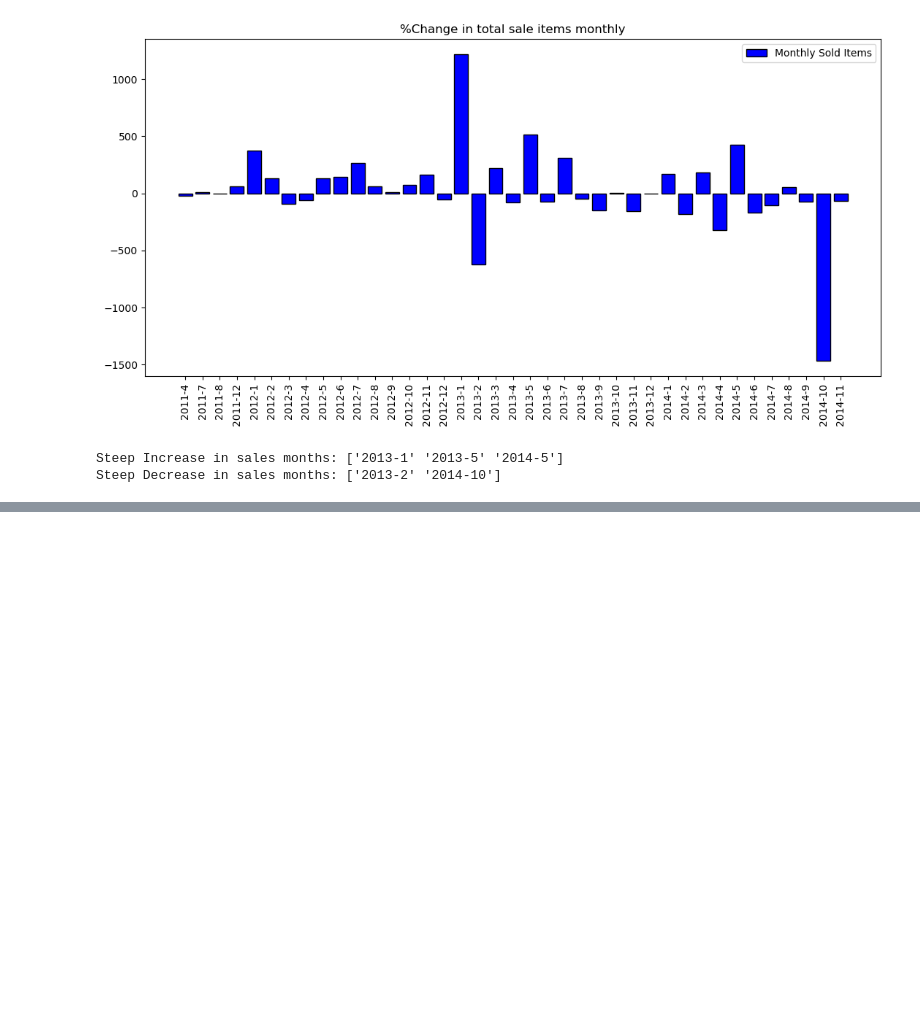
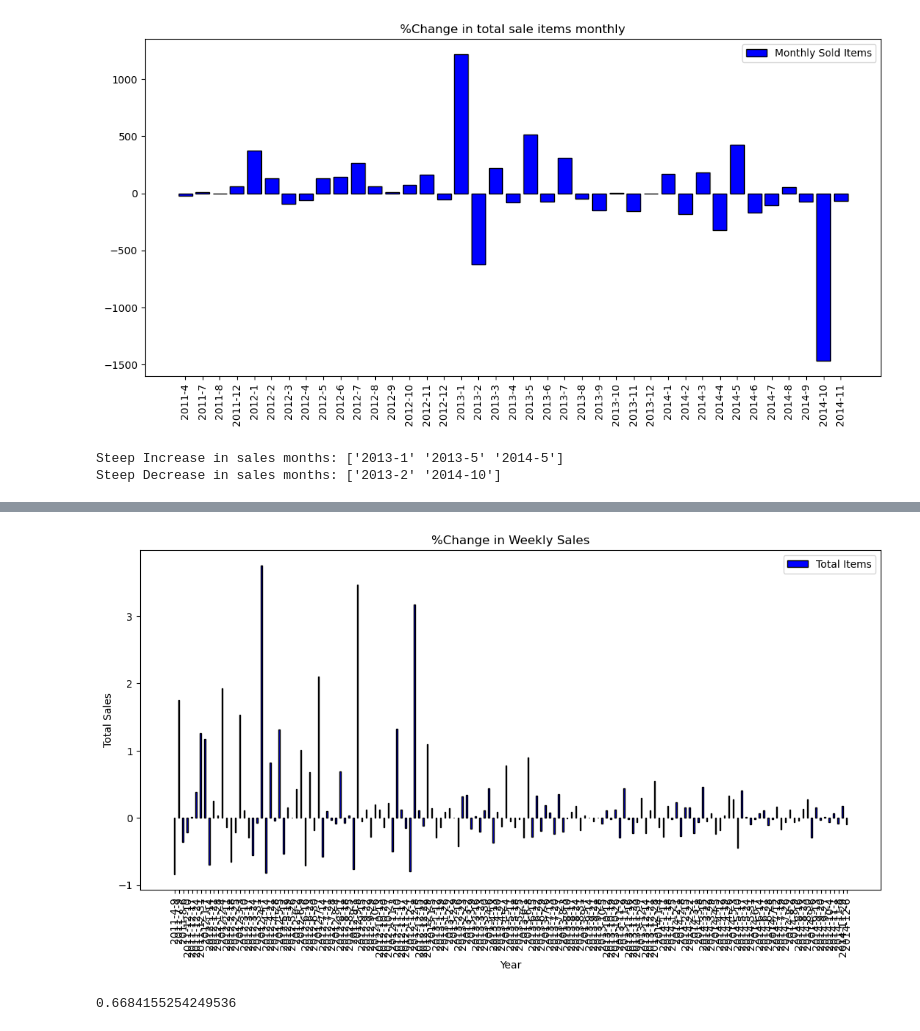
Before and after one commit to muthuganeshece/pyNotebooks, a Jupyter notebook: DataAnalysis/Business/BigBasketEDA.ipynb, the cells around one changed output, grey strips where cells are left out. Saved outputs shown, nothing was run; the diff lists cells and outputs as text; code cells hidden in the pictures; blank space fills up the shorter version.

Commit message:
WeeklySale Update

```diff
--- a/DataAnalysis/Business/BigBasketEDA.ipynb
+++ b/DataAnalysis/Business/BigBasketEDA.ipynb
@@ -411,0 +392,26 @@ MeanSale
+# %%
+#Calculate Total Weekly Sales and Average Sale per day
+f = np.array(FastMoveItems['Items'])
+m = np.array(MedMoveItems['Items'])
+s = np.array(SlowMoveItems['Items'])
+WeeklySale = pd.DataFrame(columns = ['TotalSaleFMI', 'TotalSaleMMI', 'TotalSaleSMI', 'AvgSaleFMI', 'AvgSaleMMI',
+                                     'AvgSaleSMI', 'StartDate', 'Days'], index = np.arange(1,TotWeeks+1))
+TotWeeks = np.ceil((EndDate - StartDate)/np.timedelta64(1, 'W')).astype(int)
+for i in range(TotWeeks):
+    CurrWeek = StartDate + pd.DateOffset(weeks=i)
+    CurrWeek = str(CurrWeek.year) + '-' + str(CurrWeek.month) + '-' + str(CurrWeek.day)
+    NextWeek = StartDate + pd.DateOffset(weeks=i+1)
+    NextWeek = str(NextWeek.year) + '-' + str(NextWeek.month) + '-' + str(NextWeek.day)
+    df_week = raw_process[((raw_process['Created On'] >= CurrWeek) & (raw_process['Created On'] < NextWeek))]
+    Days = df_week['Day'].unique()
+    if len(Days) != 0:
+        TempF = df_week.Description.isin(f).sum()
+        TempM = df_week.Description.isin(m).sum()
+        TempS = df_week.Description.isin(s).sum()
+        WeeklySale.iloc[i] = [TempF, TempM, TempS, TempF/len(Days), TempM/len(Days), TempS/len(Days), CurrWeek, len(Days)]
+    #else:
+        #WeeklySale.drop(i+1)
+        #print("No Sale data for ", CurrWeek)
+
+#WeeklySale = WeeklySale.dropna()
+WeeklySale['TotalSalesPerDay'] = WeeklySale.iloc[:, 0:3].sum(axis=1)/WeeklySale['Days']
@@ -411,0 +452,20 @@ MeanSale
+# %%
+WeeklySale_change = WeeklySale['TotalSalesPerDay'].pct_change()
+r = np.arange(len(WeeklySale_change)-1)
+width = 0.25
+plt.figure(figsize=(13,6))
+plt.bar(r, WeeklySale_change[1:], color = 'b',
+        width = width, edgecolor = 'black',
+        label='Total Items')
+
+plt.xlabel("Year")
+plt.ylabel("Total Sales")
+plt.title("%Change in Weekly Sales")
+
+# plt.grid(linestyle='--')
+plt.xticks(r + width/2,WeeklySale['StartDate'][1:], rotation = 90)
+plt.legend()
+
+plt.show()
+# %% [output]
+[figure, added]
@@ -411,0 +474,4 @@ MeanSale
+# %%
+WeeklySale_change.std()
+# %% [output]
+0.6684155254249536
```
Also changed, not shown: parts of 13 cells of this notebook, 1 other file.
